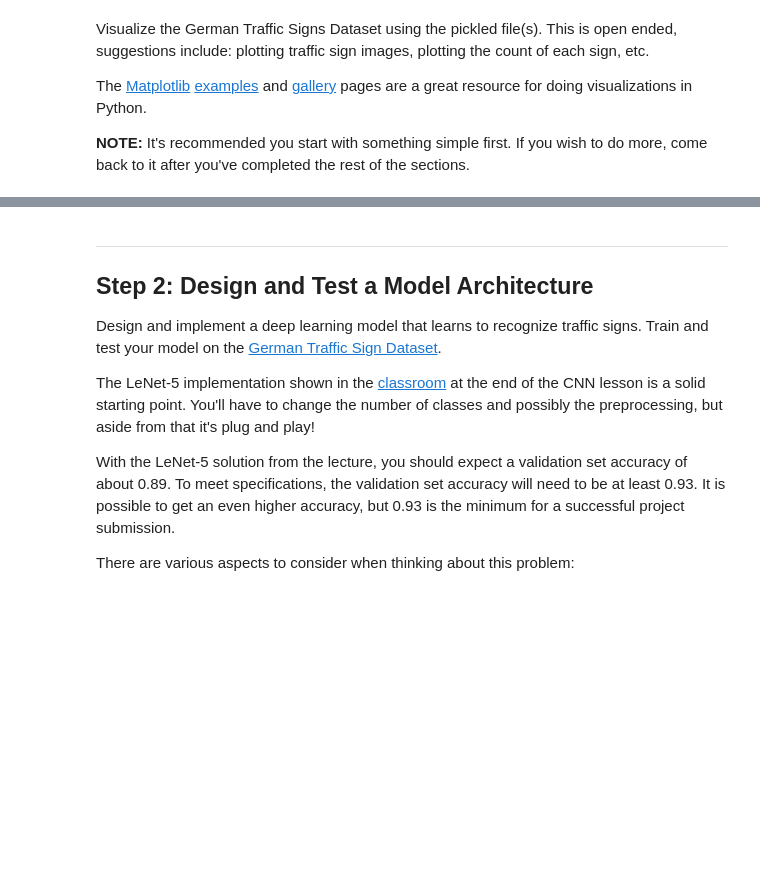
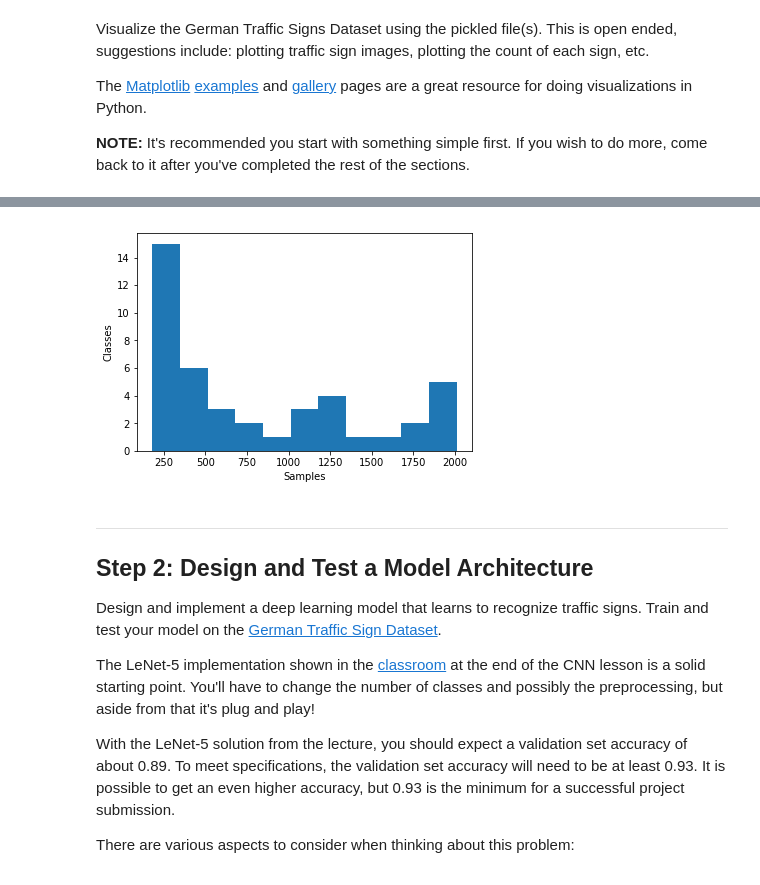
Before and after one commit to aponamarev/CarND-Traffic-Sign-Classifier-Project, a Jupyter notebook: Traffic_Sign_Classifier-PDF.ipynb, the cells around one changed output, grey strips where cells are left out. Saved outputs shown, nothing was run; the diff lists cells and outputs as text; code cells hidden in the pictures; blank space fills up the shorter version.

Commit message:
Added images to visualize results

```diff
--- a/Traffic_Sign_Classifier-PDF.ipynb
+++ b/Traffic_Sign_Classifier-PDF.ipynb
@@ -100,9 +100,9 @@ def pdf(class_lables):
         n_samples[l]+=1
     dist = n_samples / n_samples.sum()
 
-    return dist
+    return dist, n_samples
 
-probability_density_function = pdf(y_train)
+probability_density_function, n_samples = pdf(y_train)
 # %% [markdown]
 ### Include an exploratory visualization of the dataset
 # %% [markdown]
@@ -139,3 +139,11 @@ visualize_signs(X_train[:20], y_train[:20])
+# %%
+# the histogram of the data
+n, bins, patches = plt.hist(n_samples, bins=11)
+plt.xlabel('Samples')
+plt.ylabel('Classes')
+plt.show()
+# %% [output]
+[figure, added]
 # %% [markdown]
 ----
 
```
Also changed, not shown: parts of 1 cell of this notebook, 10 other files.
